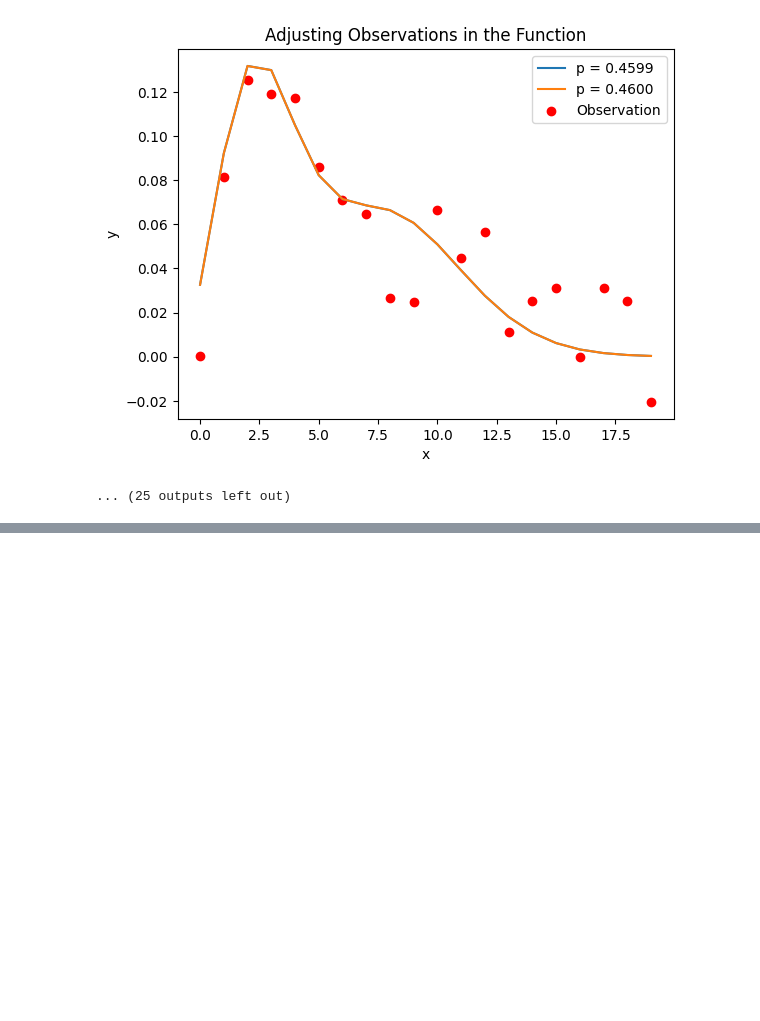
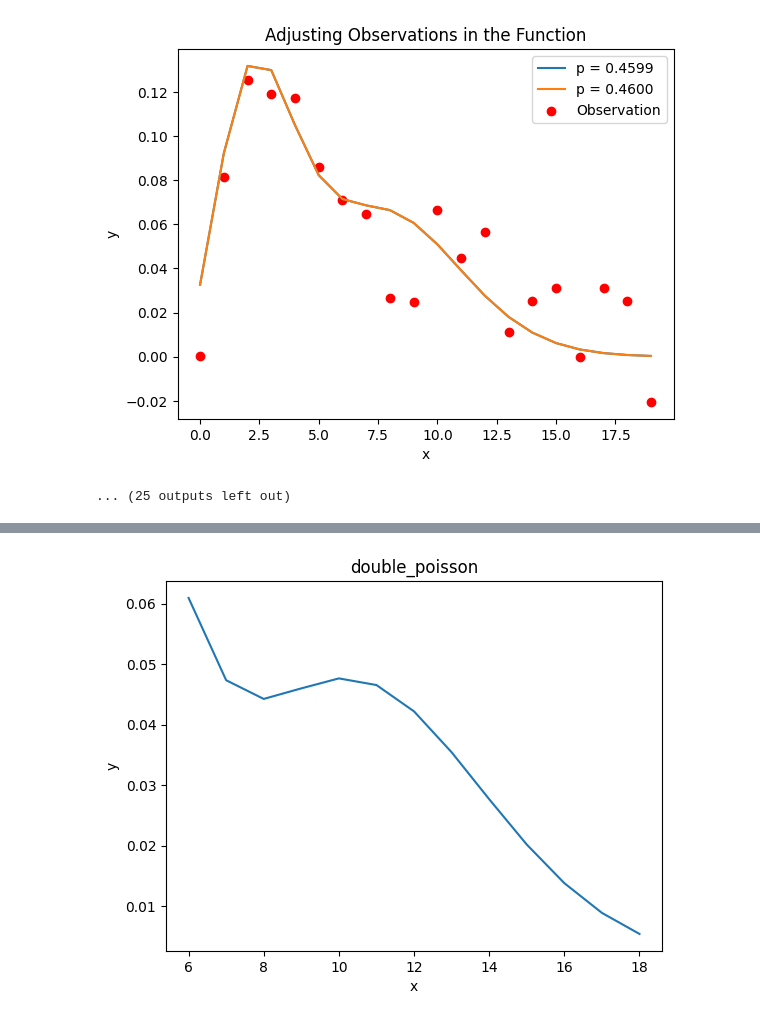
Before and after one commit to IanAguiar-ai/Discrete_Functions_Action_Integration_Hub, a Jupyter notebook: Example/Example_Discrete_Functions_Action_Integration_Hub.ipynb, the cells around one changed output, grey strips where cells are left out. Saved outputs shown, nothing was run; the diff lists cells and outputs as text; code cells hidden in the pictures; blank space fills up the shorter version.

```diff
--- a/Example/Example_Discrete_Functions_Action_Integration_Hub.ipynb
+++ b/Example/Example_Discrete_Functions_Action_Integration_Hub.ipynb
@@ -185,0 +194,4 @@ Finding parameters for the p:
+# %%
+model_2.plot([6,18])
+# %% [output]
+[figure, added]
```
Also changed, not shown: parts of 9 cells of this notebook, 1 other file.
